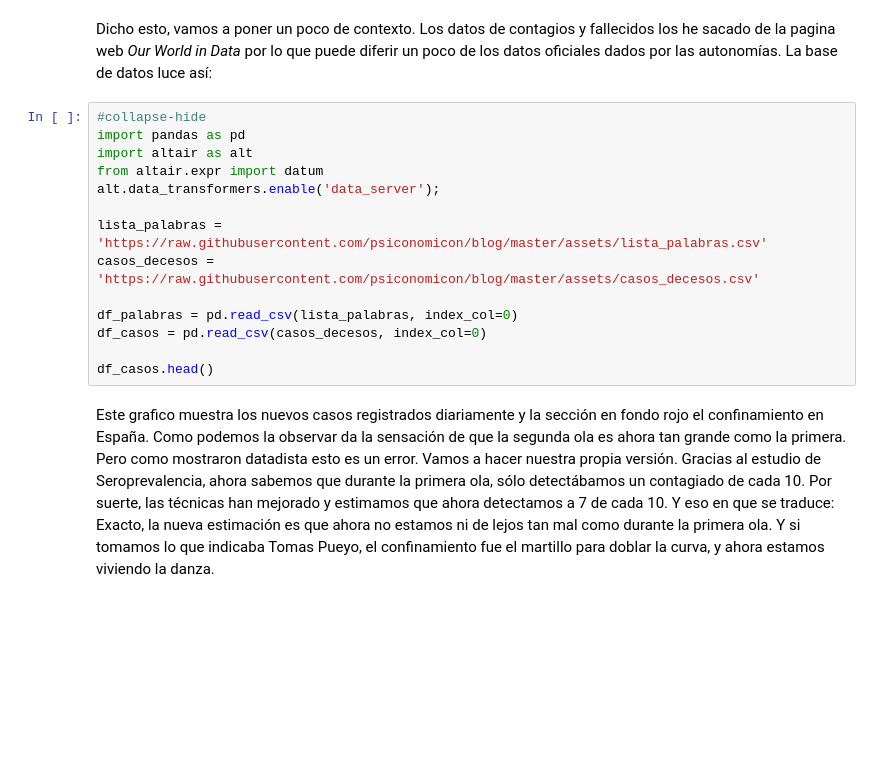
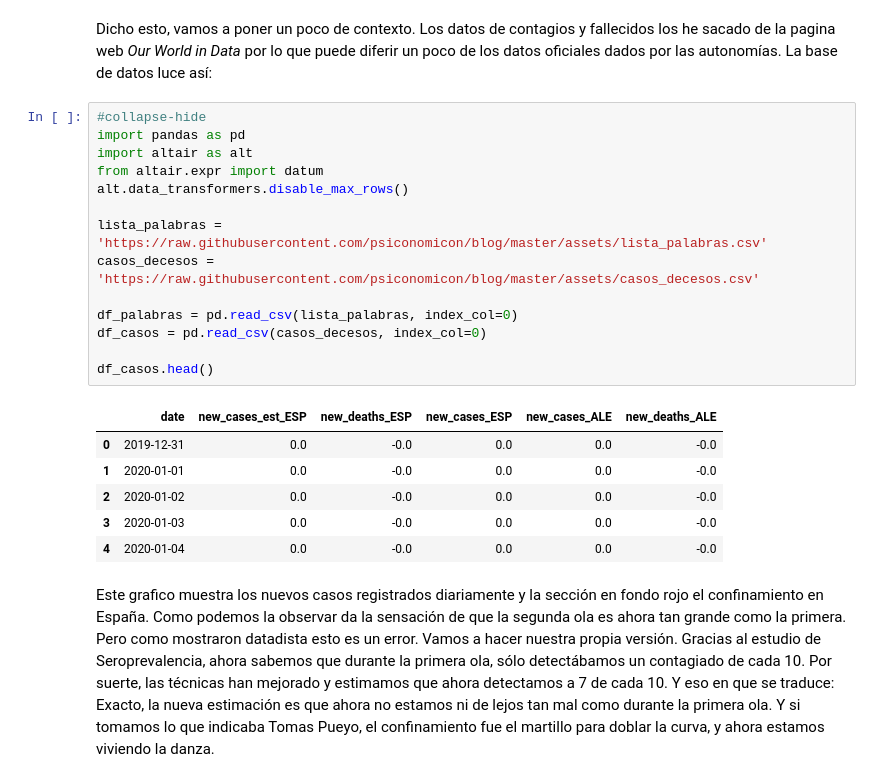
Before and after one commit to psiconomicon/blog, a Jupyter notebook: _notebooks/2020-02-20-test-Copy1.ipynb, the cells around one changed output. Saved outputs shown, nothing was run; the diff lists cells and outputs as text; blank space fills up the shorter version.

```diff
--- a/_notebooks/2020-02-20-test-Copy1.ipynb
+++ b/_notebooks/2020-02-20-test-Copy1.ipynb
@@ -26,17 +26,24 @@ Dicho esto, vamos a poner un poco de contexto. Los datos de contagios y fallecid
 # %%
 #collapse-hide
 import pandas as pd
 import altair as alt
 from altair.expr import datum
-alt.data_transformers.enable('data_server');
+alt.data_transformers.disable_max_rows()
 
 lista_palabras = 'https://raw.githubusercontent.com/psiconomicon/blog/master/assets/lista_palabras.csv'
 casos_decesos = 'https://raw.githubusercontent.com/psiconomicon/blog/master/assets/casos_decesos.csv'
 
 df_palabras = pd.read_csv(lista_palabras, index_col=0)
 df_casos = pd.read_csv(casos_decesos, index_col=0)
 
 df_casos.head()
+# %% [output]
+|  | date | new_cases_est_ESP | new_deaths_ESP | new_cases_ESP | new_cases_ALE | new_deaths_ALE |
+| 0 | 2019-12-31 | 0.0 | -0.0 | 0.0 | 0.0 | -0.0 |
+| 1 | 2020-01-01 | 0.0 | -0.0 | 0.0 | 0.0 | -0.0 |
+| 2 | 2020-01-02 | 0.0 | -0.0 | 0.0 | 0.0 | -0.0 |
+| 3 | 2020-01-03 | 0.0 | -0.0 | 0.0 | 0.0 | -0.0 |
+| 4 | 2020-01-04 | 0.0 | -0.0 | 0.0 | 0.0 | -0.0 |
 # %% [markdown]
 Este grafico muestra los nuevos casos registrados diariamente y la sección en fondo rojo el confinamiento en España. Como podemos la  observar da la sensación de que la segunda ola es ahora tan grande como la primera.  Pero como mostraron datadista esto es un error. Vamos a hacer nuestra propia versión. Gracias al estudio de Seroprevalencia, ahora sabemos que durante la primera ola, sólo detectábamos un contagiado de cada 10. Por suerte, las técnicas han mejorado y estimamos que ahora detectamos a 7 de cada 10. Y eso en que se traduce:
 Exacto, la nueva estimación es que ahora no estamos ni de lejos tan mal como durante la primera ola. Y si tomamos lo que indicaba Tomas Pueyo, el confinamiento fue el martillo para doblar la curva, y ahora estamos viviendo la danza.
```
Also changed, not shown: parts of 1 cell of this notebook.
